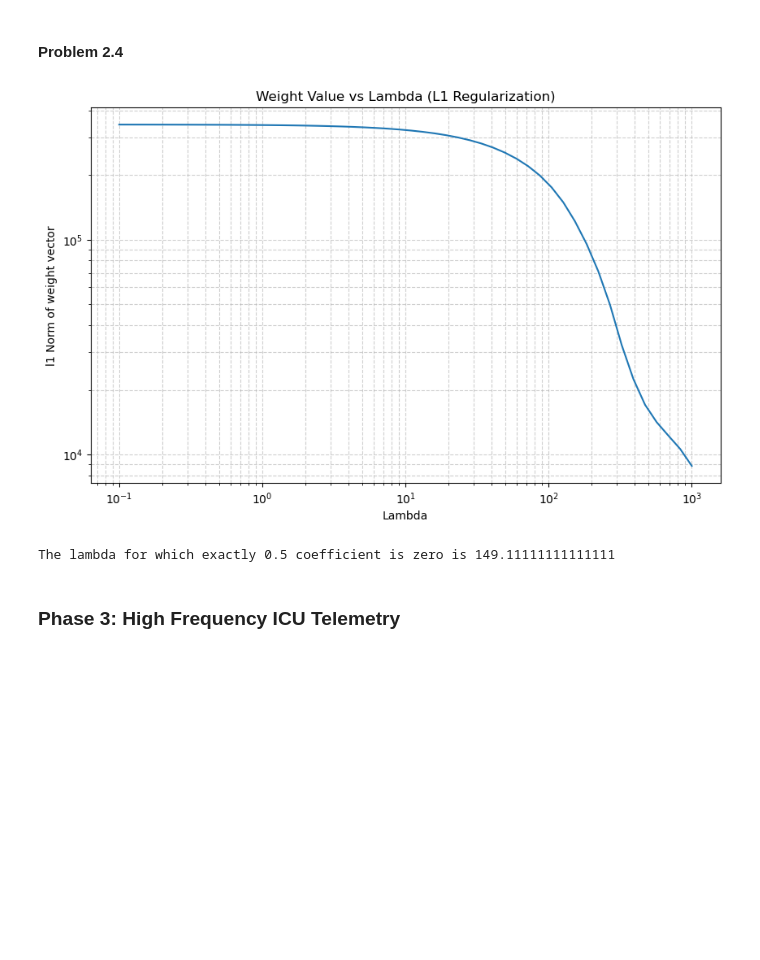
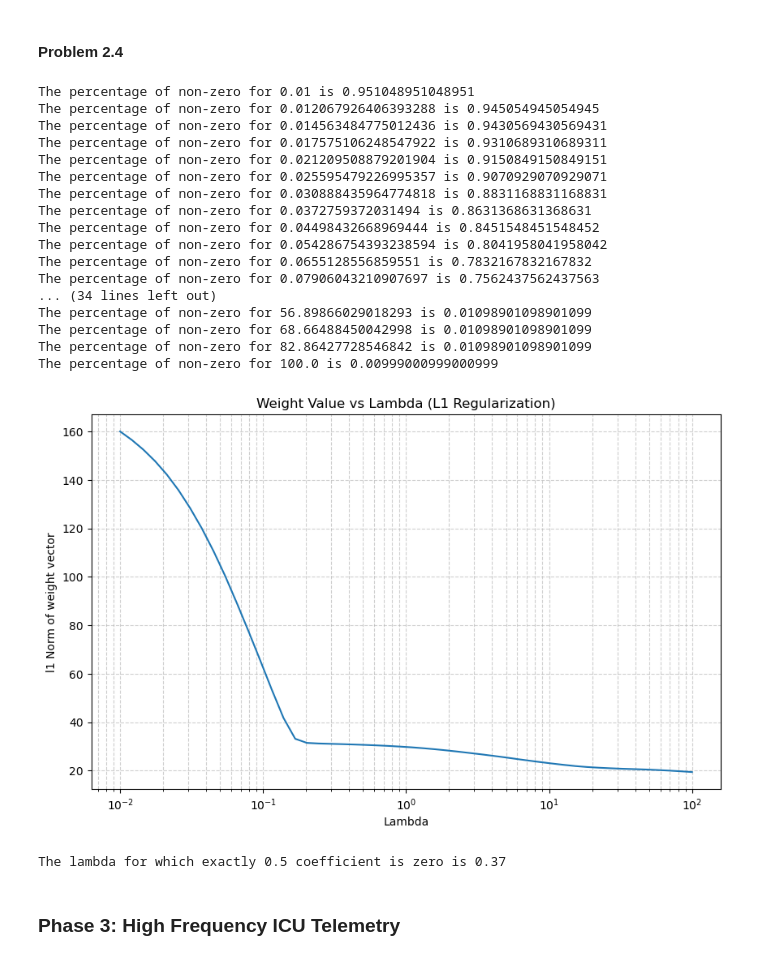
Before and after one commit to dwaipayanhaldar/E1-213-Pattern-Recognition-Neural-Network, a Jupyter notebook: Assignment_1/E1_213_A1_Dwaipayan_Haldar_code.ipynb, the cells around one changed output. Saved outputs shown, nothing was run; the diff lists cells and outputs as text; code cells hidden in the pictures; blank space fills up the shorter version.

```diff
--- a/Assignment_1/E1_213_A1_Dwaipayan_Haldar_code.ipynb
+++ b/Assignment_1/E1_213_A1_Dwaipayan_Haldar_code.ipynb
@@ -93,37 +93,54 @@ The condition number for the OLS: 9.66610655124181e+18
 #### Problem 2.4
 # %%
 model = regression(data_2)
-lambdas = np.logspace(-1, 3, num=50)
+lambdas = np.logspace(-2, 2, num=50)
 w_l1_track = []
 l0_track = []
 for lammbda in lambdas:
     l1_weights, l0_number = model.l1_regression(lammbda)
     l0_track.append(l0_number)
     w_l1_track.append(np.linalg.norm(l1_weights, ord = 1))
-    # print(f"The percentage of non-zero for {lammbda} is {l0_number}")
+    print(f"The percentage of non-zero for {lammbda} is {l0_number}")
 
 plt.figure(figsize=(10, 6))
 plt.plot(lambdas, w_l1_track)
-plt.yscale('log')
+# plt.yscale('log')
 plt.xscale('log')
 plt.xlabel('Lambda')
 plt.ylabel('l1 Norm of weight vector')
 plt.title('Weight Value vs Lambda (L1 Regularization)')
 plt.grid(True, which='both', linestyle='--', alpha=0.6)
 plt.show()
 
 best_lambda = 0
-for lammbda in np.linspace(146,150, num = 10):
+for lammbda in np.linspace(0.32,0.37, num = 20):
     l1_weights, l0_number = model.l1_regression(lammbda)
-    l0_number = round(l0_number, 3)
+    l0_number = round(l0_number, 2)
     if l0_number == 0.50:
         best_lambda = lammbda
 
 if best_lambda:
     print(f"The lambda for which exactly 0.5 coefficient is zero is {best_lambda}")
 # %% [output]
+The percentage of non-zero for 0.01 is 0.951048951048951
+The percentage of non-zero for 0.012067926406393288 is 0.945054945054945
+The percentage of non-zero for 0.014563484775012436 is 0.9430569430569431
+The percentage of non-zero for 0.017575106248547922 is 0.9310689310689311
+The percentage of non-zero for 0.021209508879201904 is 0.9150849150849151
+The percentage of non-zero for 0.025595479226995357 is 0.9070929070929071
+The percentage of non-zero for 0.030888435964774818 is 0.8831168831168831
+The percentage of non-zero for 0.0372759372031494 is 0.8631368631368631
+The percentage of non-zero for 0.04498432668969444 is 0.8451548451548452
+The percentage of non-zero for 0.054286754393238594 is 0.8041958041958042
+The percentage of non-zero for 0.0655128556859551 is 0.7832167832167832
+The percentage of non-zero for 0.07906043210907697 is 0.7562437562437563
+... (34 lines left out)
+The percentage of non-zero for 56.89866029018293 is 0.01098901098901099
+The percentage of non-zero for 68.66488450042998 is 0.01098901098901099
+The percentage of non-zero for 82.86427728546842 is 0.01098901098901099
+The percentage of non-zero for 100.0 is 0.00999000999000999
-[figure, old version]
+[figure, new version]
-The lambda for which exactly 0.5 coefficient is zero is 149.11111111111111
+The lambda for which exactly 0.5 coefficient is zero is 0.37
 # %% [markdown]
 ### Phase 3: High Frequency ICU Telemetry
 # %%
```
Also changed, not shown: parts of 4 cells of this notebook, 13 other files.
